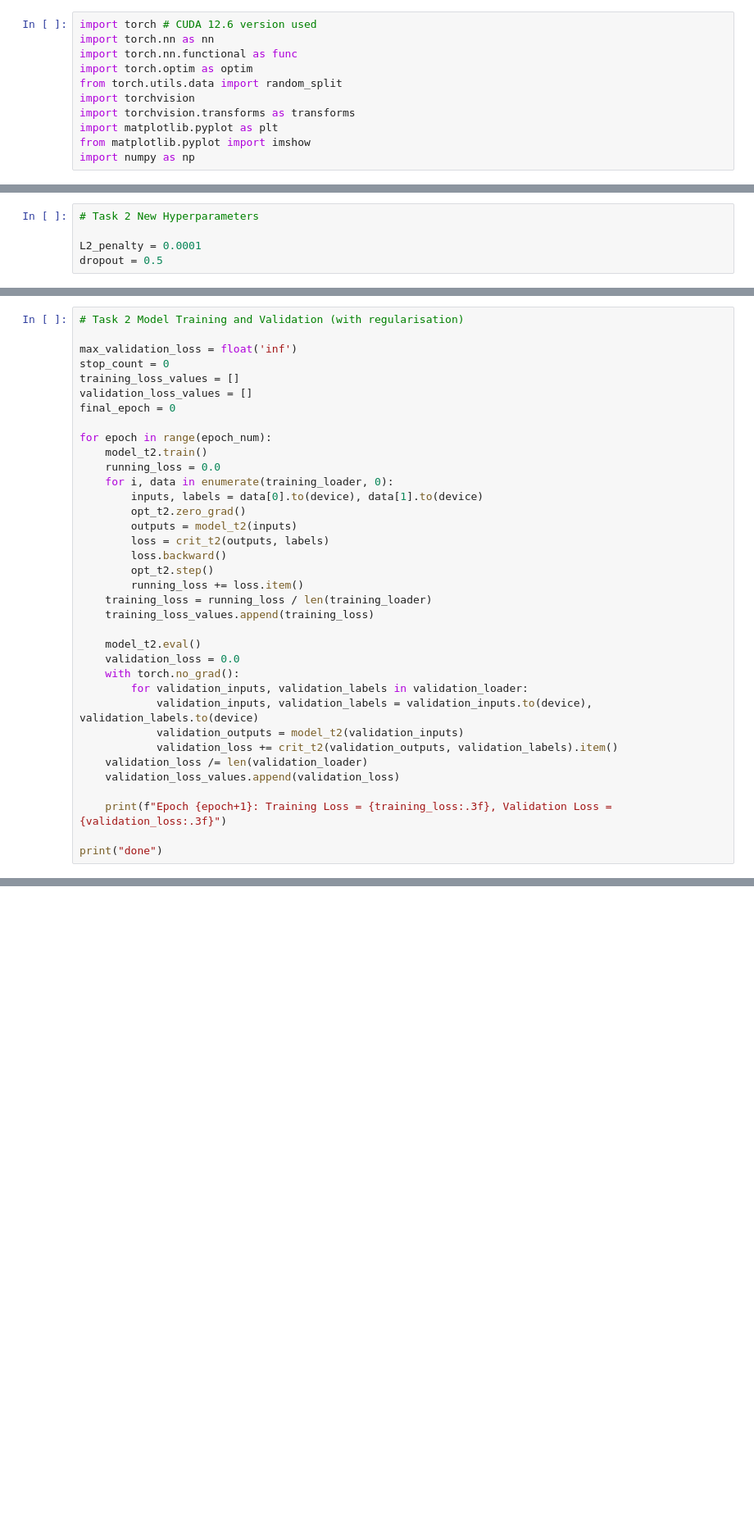
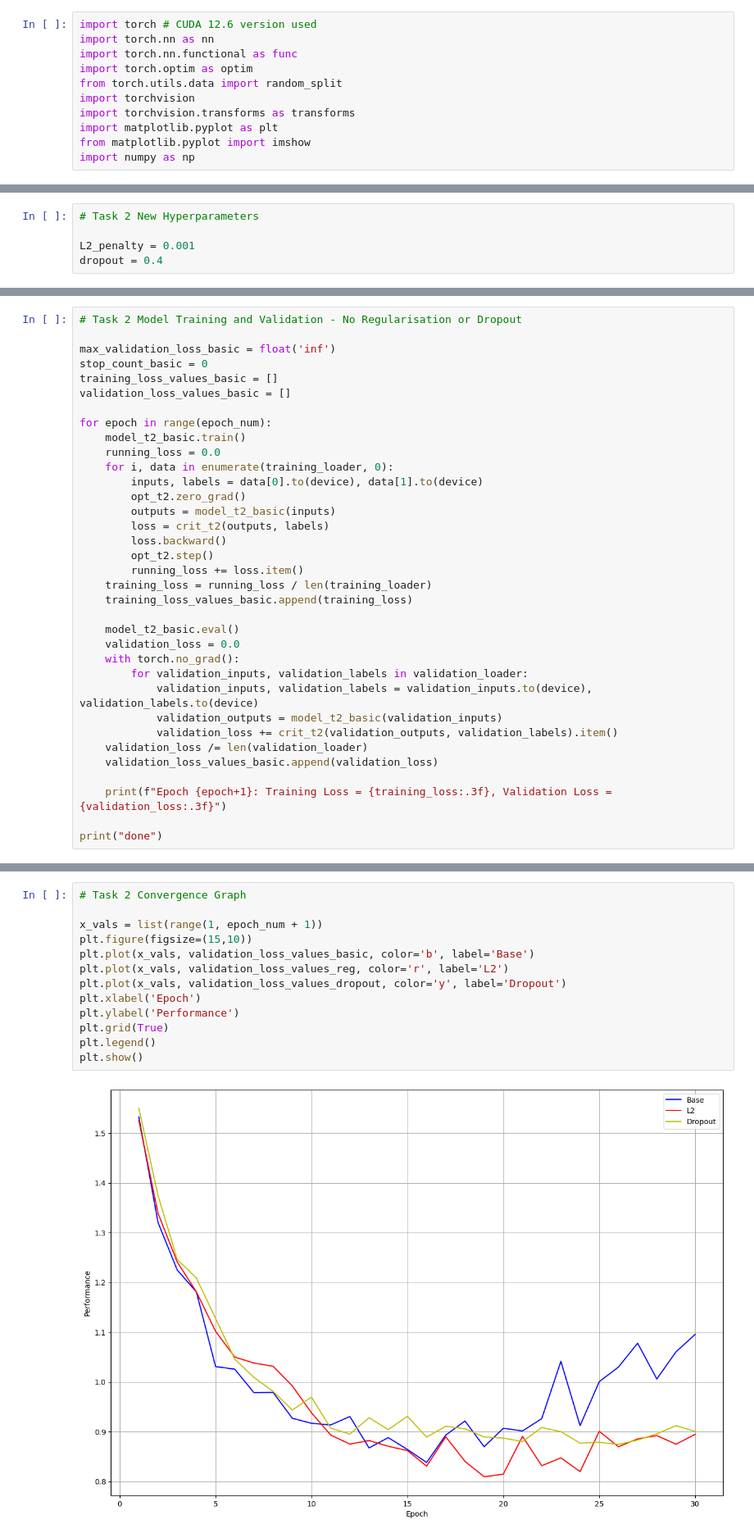
Before and after one commit to the-swagga/cifar10-classifier-cw, a Jupyter notebook: part_3_cnn.ipynb, the cells around one changed output, grey strips where cells are left out. Shown: that part at 82% size. Cells and saved outputs as stored; diff of their text form; blank space fills up the shorter version.

Commit message:
L2 Regularisation + Dropout

```diff
--- a/part_3_cnn.ipynb
+++ b/part_3_cnn.ipynb
@@ -151,6 +153,6 @@ plt.show()
 # %%
 # Task 2 New Hyperparameters
 
-L2_penalty = 0.0001
-dropout = 0.5
+L2_penalty = 0.001
+dropout = 0.4
 # %%
@@ -191,35 +228,34 @@ opt_t2 = optim.Adam(model_t2.parameters(), lr=learning_rate)
 # %%
-# Task 2 Model Training and Validation (with regularisation)
+# Task 2 Model Training and Validation - No Regularisation or Dropout
 
-max_validation_loss = float('inf')
-stop_count = 0
-training_loss_values = []
-validation_loss_values = []
-final_epoch = 0
+max_validation_loss_basic = float('inf')
+stop_count_basic = 0
+training_loss_values_basic = []
+validation_loss_values_basic = []
 
 for epoch in range(epoch_num):
-    model_t2.train()
+    model_t2_basic.train()
     running_loss = 0.0
     for i, data in enumerate(training_loader, 0):
         inputs, labels = data[0].to(device), data[1].to(device)
         opt_t2.zero_grad()
-        outputs = model_t2(inputs)
+        outputs = model_t2_basic(inputs)
         loss = crit_t2(outputs, labels)
         loss.backward()
         opt_t2.step()
         running_loss += loss.item()
     training_loss = running_loss / len(training_loader)
-    training_loss_values.append(training_loss)
+    training_loss_values_basic.append(training_loss)
 
-    model_t2.eval()
+    model_t2_basic.eval()
     validation_loss = 0.0
     with torch.no_grad():
         for validation_inputs, validation_labels in validation_loader:
             validation_inputs, validation_labels = validation_inputs.to(device), validation_labels.to(device)
-            validation_outputs = model_t2(validation_inputs)
+            validation_outputs = model_t2_basic(validation_inputs)
             validation_loss += crit_t2(validation_outputs, validation_labels).item()
     validation_loss /= len(validation_loader)
-    validation_loss_values.append(validation_loss)
+    validation_loss_values_basic.append(validation_loss)
 
     print(f"Epoch {epoch+1}: Training Loss = {training_loss:.3f}, Validation Loss = {validation_loss:.3f}")
 
@@ -244,0 +387,15 @@ done
+# %%
+# Task 2 Convergence Graph
+
+x_vals = list(range(1, epoch_num + 1))
+plt.figure(figsize=(15,10))
+plt.plot(x_vals, validation_loss_values_basic, color='b', label='Base')
+plt.plot(x_vals, validation_loss_values_reg, color='r', label='L2')
+plt.plot(x_vals, validation_loss_values_dropout, color='y', label='Dropout')
+plt.xlabel('Epoch')
+plt.ylabel('Performance')
+plt.grid(True)
+plt.legend()
+plt.show()
+# %% [output]
+[figure, added]
```
Also changed, not shown: parts of 8 cells of this notebook.
